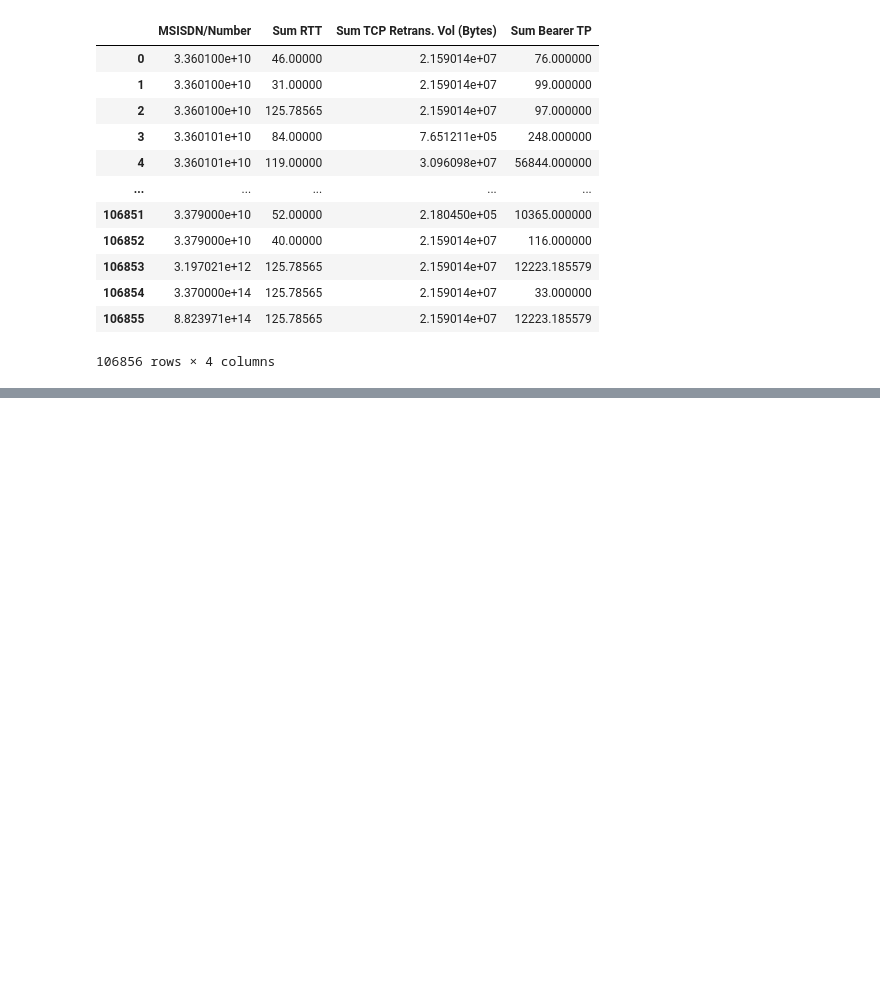
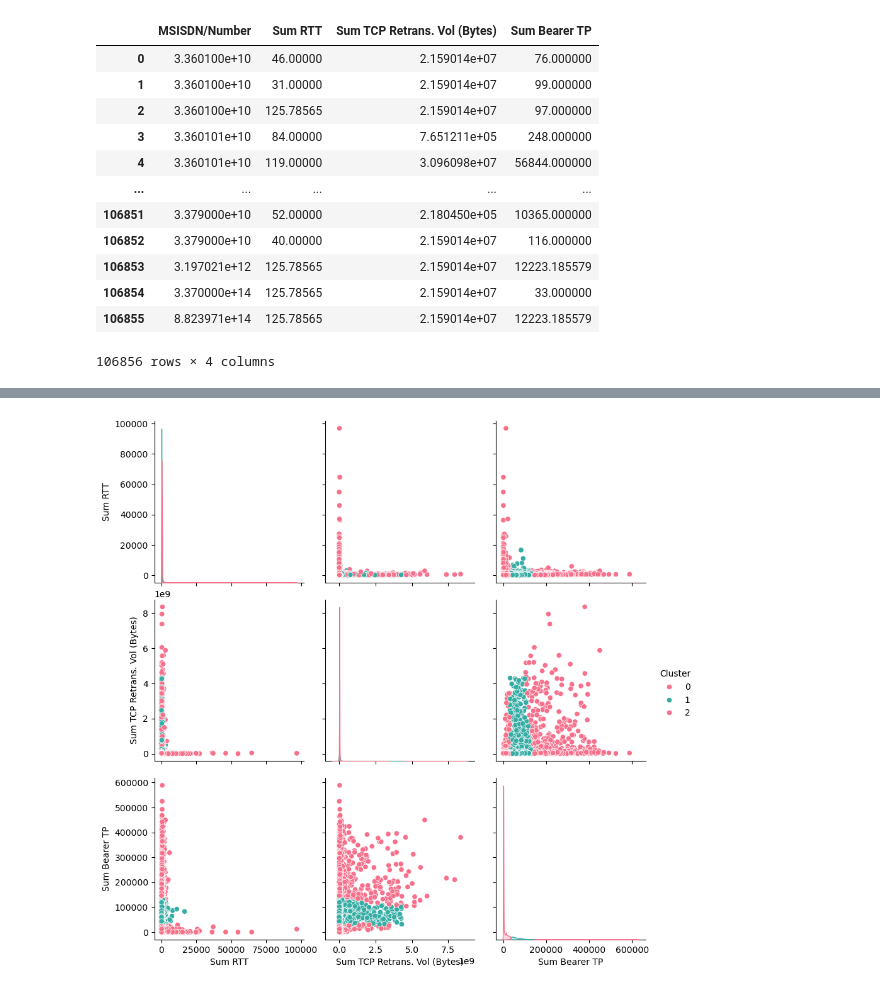
Before and after one commit to gelifatsy/Telecommunication-User-Analytics, a Jupyter notebook: src/UserExperienceAnalysis.ipynb, the cells around one changed output, grey strips where cells are left out. Drawn from its saved outputs; the diff is of its cells as text; code cells hidden in the pictures; blank space fills up the shorter version.

```diff
--- a/src/UserExperienceAnalysis.ipynb
+++ b/src/UserExperienceAnalysis.ipynb
@@ -170,0 +363,6 @@ grouped_df
+# %%
+# Pairwise scatter plots for different pairs of experience metrics
+sns.pairplot(df_cluster, hue="Cluster", palette="husl", height=3, diag_kind="kde")
+plt.show()
+# %% [output]
+[figure, added]
```
Also changed, not shown: parts of 16 cells of this notebook, 1 other file.
